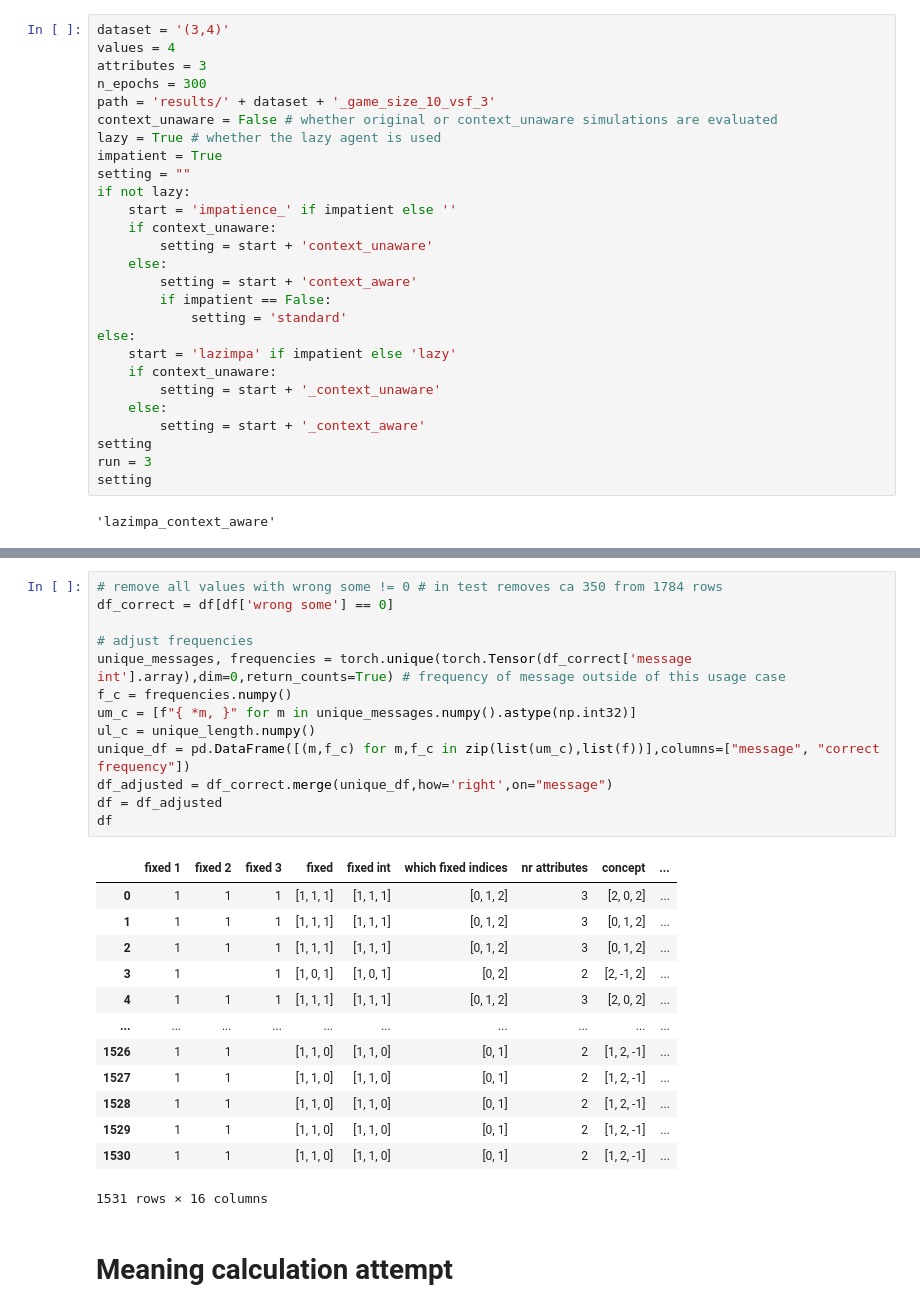
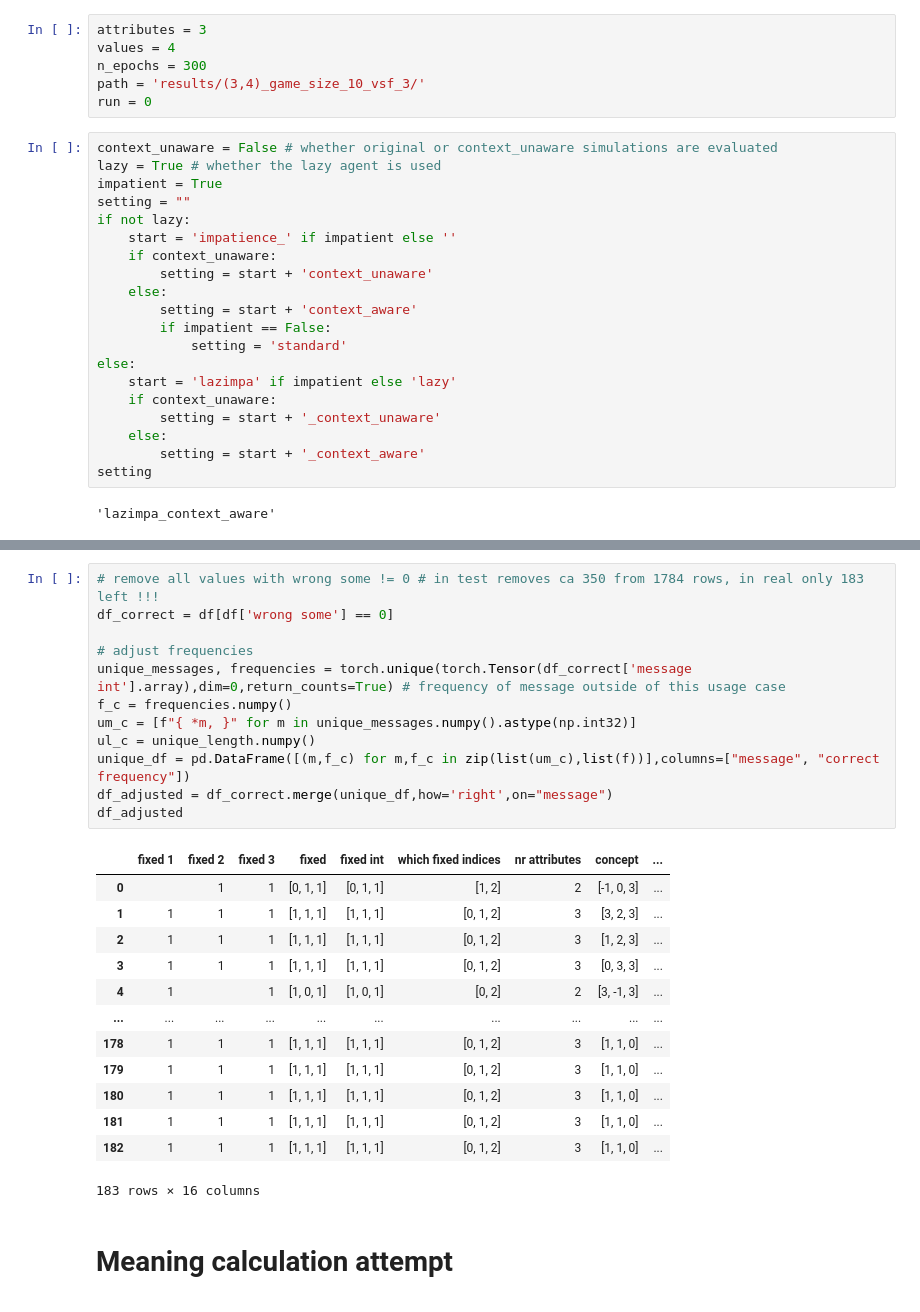
Before and after one commit to mariia55/emergent-abstractions_biased, a Jupyter notebook: attribute_visualization.ipynb, the cells around one changed output, grey strips where cells are left out. Drawn from its saved outputs; the diff is of its cells as text.

Commit message:
test for D(3,4) 0

```diff
--- a/attribute_visualization.ipynb
+++ b/attribute_visualization.ipynb
@@ -14,9 +21,10 @@ import torch.nn.functional as F
+# %%
+attributes = 3
+values = 4
+n_epochs = 300
+path = 'results/(3,4)_game_size_10_vsf_3/'
+run = 0
 # %%
-dataset = '(3,4)'
-values = 4
-attributes = 3
-n_epochs = 300
-path = 'results/' + dataset + '_game_size_10_vsf_3'
 context_unaware = False # whether original or context_unaware simulations are evaluated
 lazy = True # whether the lazy agent is used
 impatient = True
@@ -36,8 +44,6 @@ else:
     else:
         setting = start + '_context_aware'
 setting
-run = 3
-setting
 # %% [output]
 'lazimpa_context_aware'
 # %%
@@ -92,30 +98,29 @@ torch.Size([1792, 20, 12])
 # %%
-# remove all values with wrong some != 0 # in test removes ca 350 from 1784 rows
+# remove all values with wrong some != 0 # in test removes ca 350 from 1784 rows, in real only 183 left !!!
 df_correct = df[df['wrong some'] == 0]
 
 # adjust frequencies
 unique_messages, frequencies = torch.unique(torch.Tensor(df_correct['message int'].array),dim=0,return_counts=True) # frequency of message outside of this usage case
 f_c = frequencies.numpy()
 um_c = [f"{ *m, }" for m in unique_messages.numpy().astype(np.int32)]
 ul_c = unique_length.numpy()
 unique_df = pd.DataFrame([(m,f_c) for m,f_c in zip(list(um_c),list(f))],columns=["message", "correct frequency"])
 df_adjusted = df_correct.merge(unique_df,how='right',on="message")
-df = df_adjusted
-df
+df_adjusted
 # %% [output]
 |  | fixed 1 | fixed 2 | fixed 3 | fixed | fixed int | which fixed indices | nr attributes | concept | ... |
-| 0 | 1 | 1 | 1 | [1, 1, 1] | [1, 1, 1] | [0, 1, 2] | 3 | [2, 0, 2] | ... |
-| 1 | 1 | 1 | 1 | [1, 1, 1] | [1, 1, 1] | [0, 1, 2] | 3 | [0, 1, 2] | ... |
-| 2 | 1 | 1 | 1 | [1, 1, 1] | [1, 1, 1] | [0, 1, 2] | 3 | [0, 1, 2] | ... |
-| 3 | 1 |  | 1 | [1, 0, 1] | [1, 0, 1] | [0, 2] | 2 | [2, -1, 2] | ... |
-| 4 | 1 | 1 | 1 | [1, 1, 1] | [1, 1, 1] | [0, 1, 2] | 3 | [2, 0, 2] | ... |
+| 0 |  | 1 | 1 | [0, 1, 1] | [0, 1, 1] | [1, 2] | 2 | [-1, 0, 3] | ... |
+| 1 | 1 | 1 | 1 | [1, 1, 1] | [1, 1, 1] | [0, 1, 2] | 3 | [3, 2, 3] | ... |
+| 2 | 1 | 1 | 1 | [1, 1, 1] | [1, 1, 1] | [0, 1, 2] | 3 | [1, 2, 3] | ... |
+| 3 | 1 | 1 | 1 | [1, 1, 1] | [1, 1, 1] | [0, 1, 2] | 3 | [0, 3, 3] | ... |
+| 4 | 1 |  | 1 | [1, 0, 1] | [1, 0, 1] | [0, 2] | 2 | [3, -1, 3] | ... |
 | ... | ... | ... | ... | ... | ... | ... | ... | ... | ... |
-| 1526 | 1 | 1 |  | [1, 1, 0] | [1, 1, 0] | [0, 1] | 2 | [1, 2, -1] | ... |
-| 1527 | 1 | 1 |  | [1, 1, 0] | [1, 1, 0] | [0, 1] | 2 | [1, 2, -1] | ... |
-| 1528 | 1 | 1 |  | [1, 1, 0] | [1, 1, 0] | [0, 1] | 2 | [1, 2, -1] | ... |
-| 1529 | 1 | 1 |  | [1, 1, 0] | [1, 1, 0] | [0, 1] | 2 | [1, 2, -1] | ... |
-| 1530 | 1 | 1 |  | [1, 1, 0] | [1, 1, 0] | [0, 1] | 2 | [1, 2, -1] | ... |
+| 178 | 1 | 1 | 1 | [1, 1, 1] | [1, 1, 1] | [0, 1, 2] | 3 | [1, 1, 0] | ... |
+| 179 | 1 | 1 | 1 | [1, 1, 1] | [1, 1, 1] | [0, 1, 2] | 3 | [1, 1, 0] | ... |
+| 180 | 1 | 1 | 1 | [1, 1, 1] | [1, 1, 1] | [0, 1, 2] | 3 | [1, 1, 0] | ... |
+| 181 | 1 | 1 | 1 | [1, 1, 1] | [1, 1, 1] | [0, 1, 2] | 3 | [1, 1, 0] | ... |
+| 182 | 1 | 1 | 1 | [1, 1, 1] | [1, 1, 1] | [0, 1, 2] | 3 | [1, 1, 0] | ... |
-1531 rows × 16 columns
+183 rows × 16 columns
 # %% [markdown]
 # Meaning calculation attempt
 # %%
```
Also changed, not shown: parts of 11 cells of this notebook.
